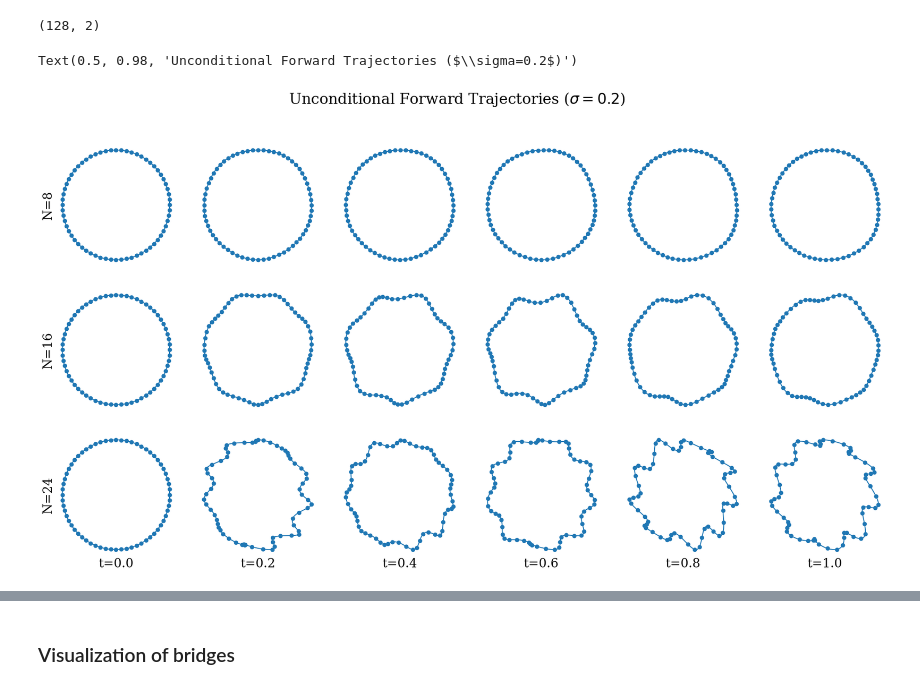
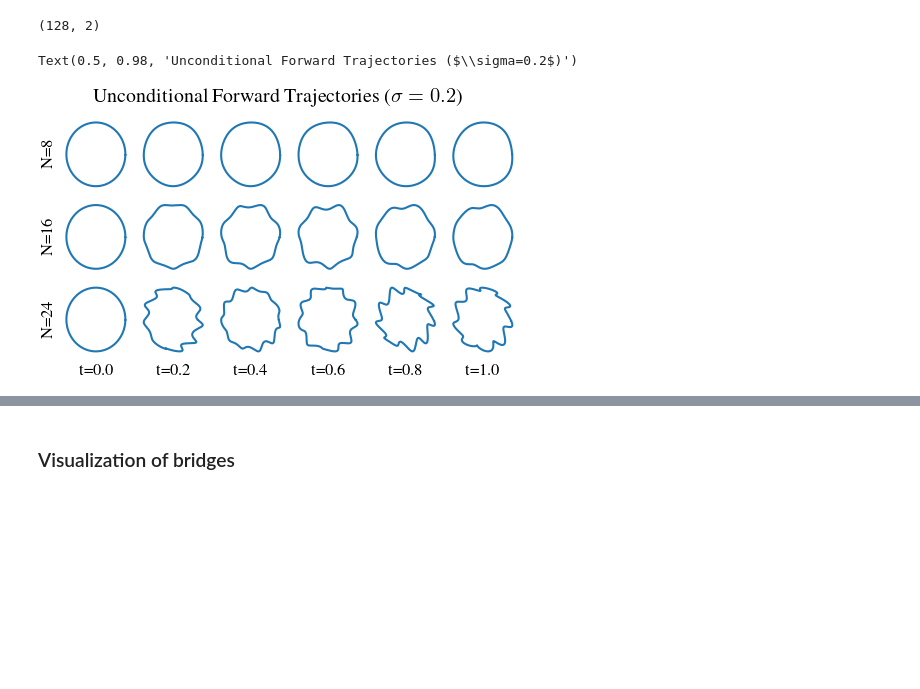
Before and after one commit to libbylbaker/infsdebridge, a Jupyter notebook: sdebridge/notebooks/plot_figures.ipynb, the cells around one changed output, grey strips where cells are left out. Cells and saved outputs as stored; diff of their text form; code cells hidden in the pictures; blank space fills up the shorter version.

Commit message:
Changes to unconditional forward trajectories and extra plotting helpers

```diff
--- a/sdebridge/notebooks/plot_figures.ipynb
+++ b/sdebridge/notebooks/plot_figures.ipynb
@@ -106,27 +101,29 @@ for n_bases in [8, 16, 24]:
 # %% [output]
 (128, 2)
 # %%
-fig, ax = plt.subplots(3, 6, figsize=(24, 12))
+from sdebridge.plotting import set_style
+from tueplots import figsizes
+
+set_style()
+plt.rcParams.update(figsizes.icml2024_half())
+
+fig, ax = plt.subplots(3, 6)
 for i in range(3):
     ax[i, 0].plot(unconditional_trajs[i][0, 0, :, 0], unconditional_trajs[i][0, 0, :, 1])
-    ax[i, 0].scatter(unconditional_trajs[i][0, 0, ::4, 0], unconditional_trajs[i][0, 0, ::4, 1])
     hidden_axes(fig, ax[i, 0])
     for j in range(1, 6):
         ax[i, j].plot(unconditional_trajs[i][0, 10*j-1, :, 0], unconditional_trajs[i][0, 10*j-1, :, 1])
-        ax[i, j].scatter(unconditional_trajs[i][0, 10*j-1, ::4, 0], unconditional_trajs[i][0, 10*j-1, ::4, 1])
         hidden_axes(fig, ax[i, j])
 for i in range(6):
-    ax[2, i].set_xlabel(fr"t={i*0.2:.1f}", fontsize=20, fontfamily='serif')
+    ax[2, i].set_xlabel(fr"t={i*0.2:.1f}")
 
 for j in range(3):
-    ax[j, 0].set_ylabel(fr"N={j*8+8}", fontsize=20, fontfamily='serif')
+    ax[j, 0].set_ylabel(fr"N={j*8+8}")
 
 fig.suptitle(
     r"Unconditional Forward Trajectories ($\sigma=0.2$)",
-    fontsize=24,
-    fontfamily='serif'
 )
 # %% [output]
 Text(0.5, 0.98, 'Unconditional Forward Trajectories ($\\sigma=0.2$)')
-[figure, old version]
+[figure, new version]
 # %%
```
Also changed, not shown: parts of 10 cells of this notebook, 1 other file.
